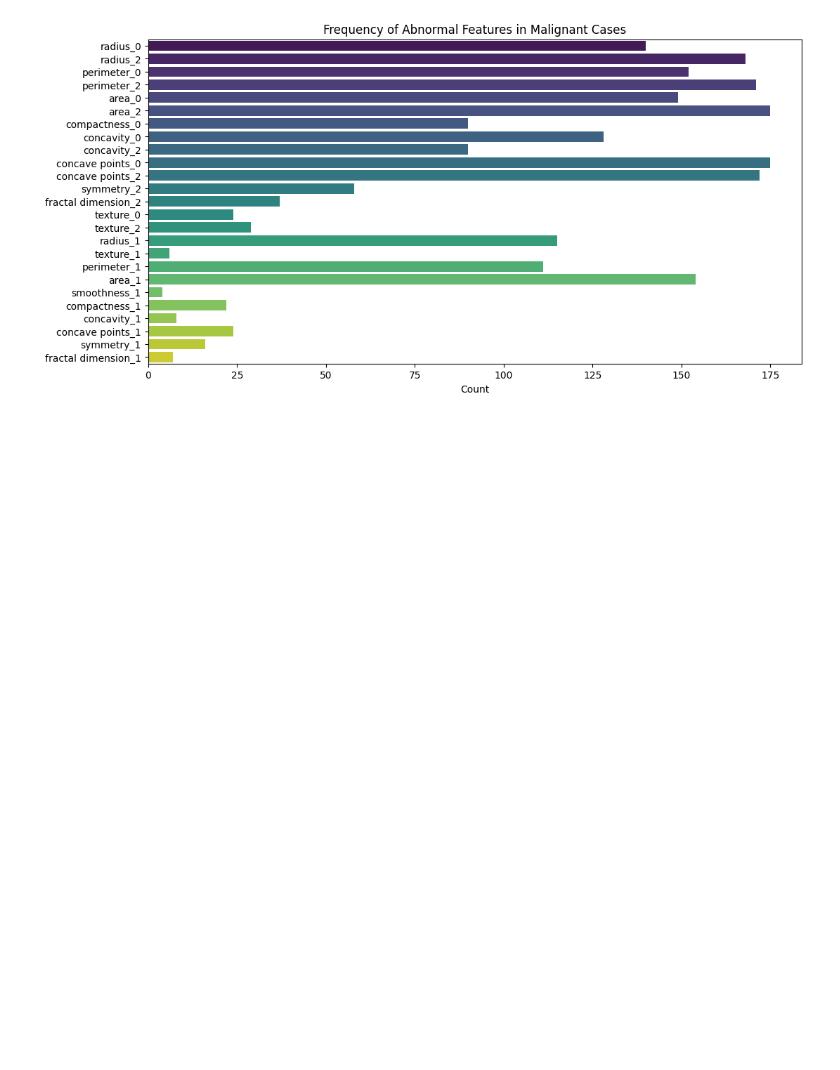
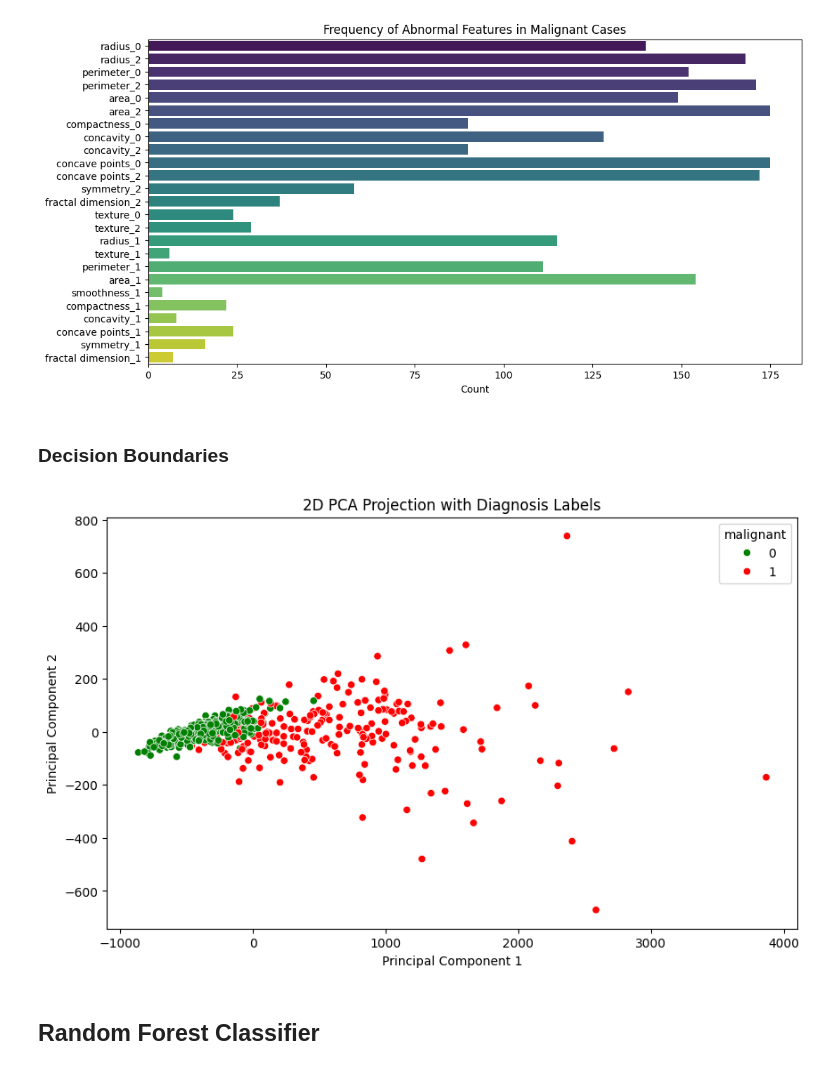
Before and after one commit to michael-hoon/chalmers-code, a Jupyter notebook: DAT410/Assignment 4/diagnostic.ipynb, the cells around one changed output. Drawn from its saved outputs; the diff is of its cells as text; code cells hidden in the pictures; blank space fills up the shorter version.

```diff
--- a/DAT410/Assignment 4/diagnostic.ipynb
+++ b/DAT410/Assignment 4/diagnostic.ipynb
@@ -308,3 +308,23 @@ plt.xlabel('Count')
 plt.show()
 # %% [output]
 [figure]
+# %% [markdown]
+### Decision Boundaries
+# %%
+from sklearn.decomposition import PCA
+
+# Reduce to 2D using PCA
+pca = PCA(n_components=2)
+X_pca = pca.fit_transform(wdbc.drop(columns=['malignant', 'predicted', 'abnormality_score']))
+
+# Plot decision regions
+plt.figure(figsize=(10, 6))
+sns.scatterplot(x=X_pca[:, 0], y=X_pca[:, 1], hue=wdbc['malignant'], palette={0:'green', 1:'red'})
+plt.title('2D PCA Projection with Diagnosis Labels')
+plt.xlabel('Principal Component 1')
+plt.ylabel('Principal Component 2')
+plt.show()
+# %% [output]
+[figure, added]
+# %% [markdown]
+## Random Forest Classifier
```
Also changed, not shown: parts of 23 cells of this notebook.
